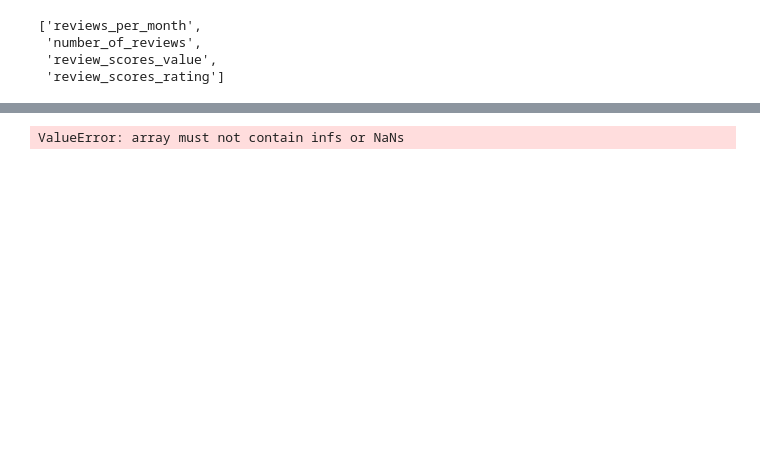
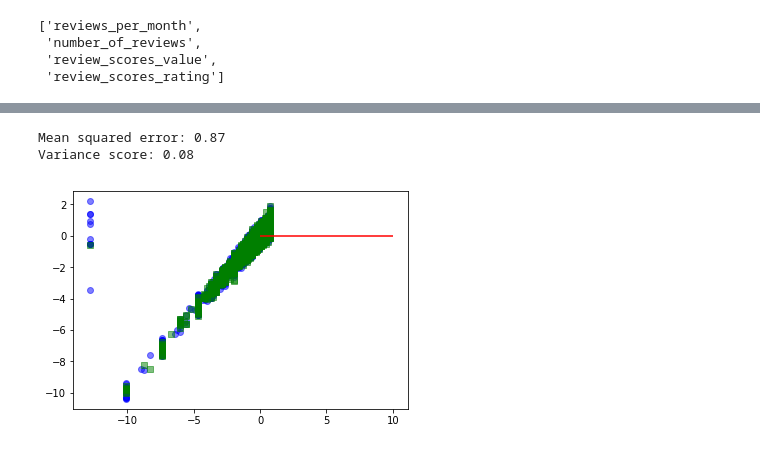
Before and after one commit to jhabib/w210, a Jupyter notebook: initial_classifier_eda.ipynb, the cells around one changed output, grey strips where cells are left out. Saved outputs shown, nothing was run; the diff lists cells and outputs as text; code cells hidden in the pictures; blank space fills up the shorter version.

```diff
--- a/initial_classifier_eda.ipynb
+++ b/initial_classifier_eda.ipynb
@@ -304,41 +371,43 @@ import math
 # y_traint = np.array(map(lambda x: math.log(x+1), y_train))
 # y_testt = np.array(map(lambda x: math.log(x+1), y_test))
 
-y_traint = np.array(map(lambda x: x+1, y_train))
+y_traint = y_train
 y_traint_var = np.var(y_traint)
-y_traint_weights = np.array(map(lambda x: (x/y_traint_var), y_traint))
+y_traint_weights = np.array(map(lambda x: 1/y_traint_var, y_traint))
 
-y_testt = np.array(map(lambda x: x+1, y_test))
+y_testt = y_test
 y_testt_var = np.var(y_testt)
-y_testt_weights = np.array(map(lambda x: (x/y_testt_var), y_testt))
+y_testt_weights = np.array(map(lambda x: 1/y_testt_var, y_testt))
 
 
-regr = linear_model.LinearRegression(fit_intercept=True, normalize=True)
+regr = linear_model.LinearRegression(fit_intercept=True, normalize=False)
 
 
 # Train the model using the training sets
 regr.fit(X_train, y_traint, sample_weight=y_traint_weights)
 
 
 
 y_train_pred = map(lambda x: round(x, 8), regr.predict(X_train))
 
 # Make predictions using the testing set
 y_pred = map(lambda x: round(x, 8), regr.predict(X_test))
 
 # The mean squared error
 print("Mean squared error: %.2f"
       % mean_squared_error(y_testt, y_pred))
 # Explained variance score: 1 is perfect prediction
 print('Variance score: %.2f' % r2_score(y_testt, y_pred))
 
 # Plot the residuals
 plt.scatter(y_traint, y_traint-y_train_pred, c='b', marker='o', alpha=0.5)
 plt.scatter(y_testt, y_testt-y_pred, c='g', marker='s', alpha=0.5)
 plt.hlines(y=0, xmin=0, xmax=10, color='r')
 plt.show()
 # %% [output]
-ValueError: array must not contain infs or NaNs
+Mean squared error: 0.87
+Variance score: 0.08
+[figure, added]
 # %%
 #  The bias and heteroscadasticity is epic in the redisual plot
 # Let's transform the dependent variable
```
Also changed, not shown: parts of 22 cells of this notebook.
